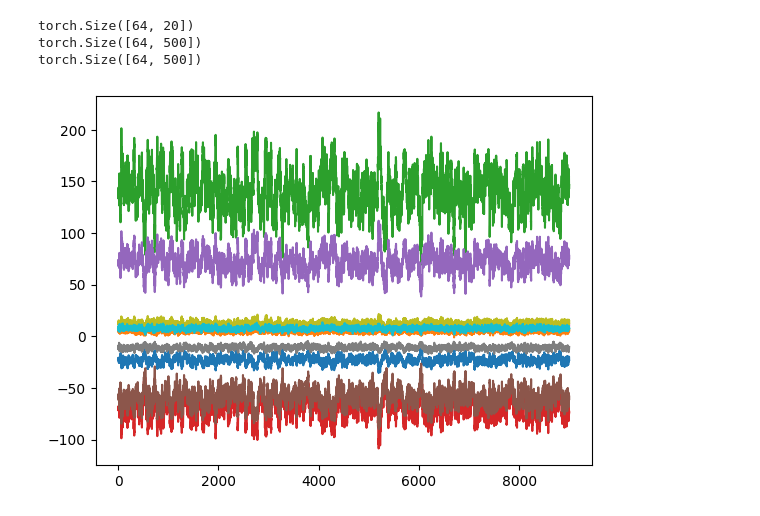
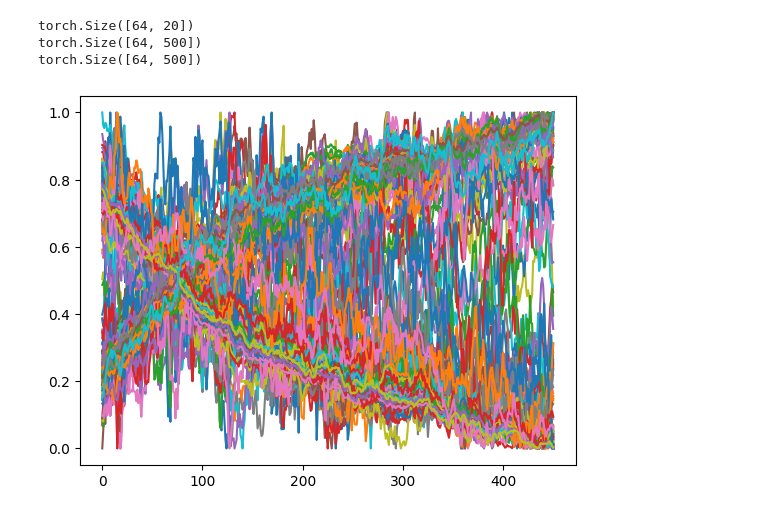
Before and after one commit to julianvanmeggelen/Thesis, a Jupyter notebook: BasicAutoEncoder/BasicAutoEncoder.ipynb, the cells around one changed output. Saved outputs shown, nothing was run; the diff lists cells and outputs as text; code cells hidden in the pictures.

```diff
--- a/BasicAutoEncoder/BasicAutoEncoder.ipynb
+++ b/BasicAutoEncoder/BasicAutoEncoder.ipynb
@@ -18,7 +19,7 @@ The autoreload extension is already loaded. To reload it, use:
 #Test
 input_dim = 500
 factor_dim = 20
-enc = SelfAttentionEncoder(hidden_dim = [input_dim, 200, 100, factor_dim])
+enc = Encoder(hidden_dim = [input_dim, 200, 100, factor_dim])
 X = torch.randn(64, input_dim)
 res = enc.forward(X)
 print(res.shape)
@@ -72,7 +54,9 @@ def simulateVar(x0, delta, lamda, T, mu, omega):
         residuals = np.random.multivariate_normal(mu,omega)
         xt = delta + lamda @ res[-1] + residuals
         res.append(xt)
-    return np.array(res)
+    y = np.array(res)
+    y= (y-y.min(axis=0))/(y.max(axis=0)-y.min(axis=0))
+    return y
 
 def simulateRandomVar(k, T=100, warmup=0.1):
     D = np.diag(np.random.uniform(0,1, size=(k))) #eigenvalues
@@ -86,8 +70,9 @@ def simulateRandomVar(k, T=100, warmup=0.1):
     res = simulateVar(x0,delta,lamda,T,mu,omega)
     return res[int(0.1*T):]
 # %%
-sim = simulateRandomVar(10,T=10000)
+d = 200
+sim = simulateRandomVar(d,T=500)
 plt.plot(sim);
 # %% [output]
-[figure, old version]
+[figure, new version]
 # %%
```
Also changed, not shown: parts of 13 cells of this notebook, 27 other files.
